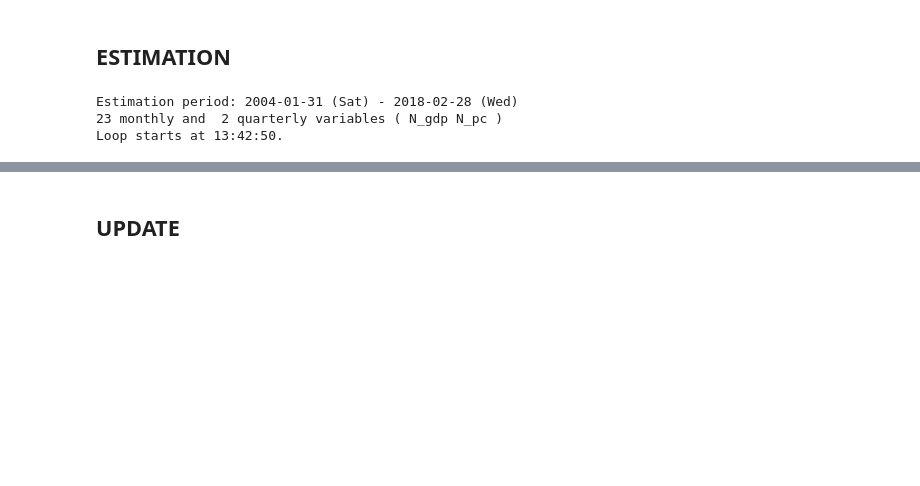
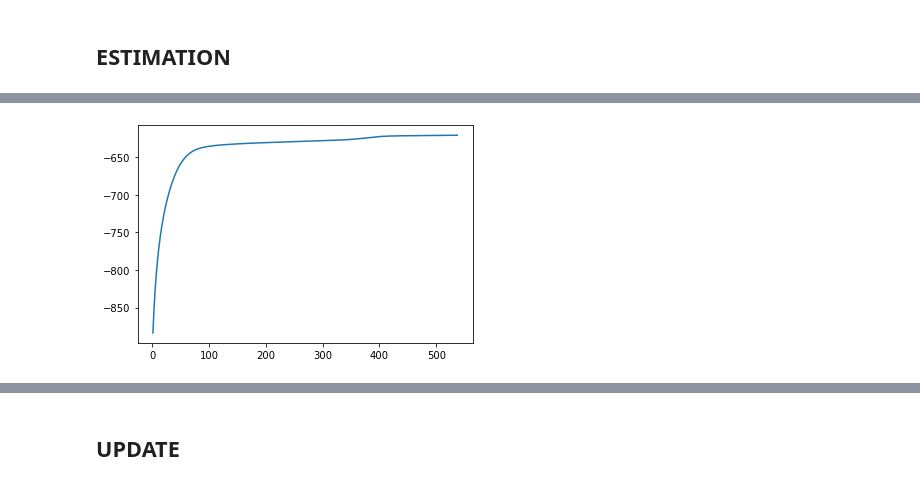
Before and after one commit to hyunchangyi/nowcasting, a Jupyter notebook: nowcasting_kr.ipynb, the cells around one changed output, grey strips where cells are left out. Saved outputs shown, nothing was run; the diff lists cells and outputs as text; code cells hidden in the pictures; blank space fills up the shorter version.

```diff
--- a/nowcasting_kr.ipynb
+++ b/nowcasting_kr.ipynb
@@ -1583,6 +1616,33 @@ par = parEM(1e-5, int(5000), 0.1)
-# %%
-Res = dfm(y, X_mean, X_std, M, S, spec, blocks, par, 'res_kr_tiny_t5')
-# %% [output]
-Estimation period: 2004-01-31 (Sat) - 2018-02-28 (Wed)
-23 monthly and  2 quarterly variables ( N_gdp N_pc )
-Loop starts at 13:42:50.
+# %%
+vl = pickle.load(open('input\\var_cat',"rb"))
+
+# User inputs.
+vintage = '2018-03-23'  # vintage dataset to use for estimation
+sample_start  = '2004-01-01' # estimation sample
+spec, blocks = load_spec('input\\Spec_tiny.xlsx')
+
+datafile = path.join('input', 'mdata', vintage + '.xlsx')
+X_tr, X_raw = load_data(datafile, spec, sample_start)
+
+# DFM structure
+S = DFM_structure(blocks)    # r, p, Rcon, q
+
+# method=2 : Remove leading and closing zeros, k=3: See remNaN_spline
+optNaN_init = optNaN(2, 3)
+optNaN_em = optNaN(3, 3)
+
+## DATA Normalization and InitCond
+X_mean = X_tr.mean(skipna=True)
+X_std = X_tr.std(skipna=True)
+X_norm = (X_tr - X_mean) / X_std        # Standardize series
+
+M = InitCond(X_norm, S, spec, blocks, optNaN_init)
+
+# Remove the leading and ending nans
+y = remNaNs_spline(X_norm, optNaN_em)[0].T  # y = X_norm.T for the estimation is WITH missing data
+
+# parameters for EM loop: threshold, max_iter, gamma
+par = parEM(1e-5, int(5000), 0.1)
+
+Res = dfm(y, X_mean, X_std, M, S, spec, blocks, par)
+# %% [output]
@@ -1588,0 +1661 @@ Loop starts at 13:42:50.
+[figure, added]
```
Also changed, not shown: parts of 49 cells of this notebook, 4 other files.
